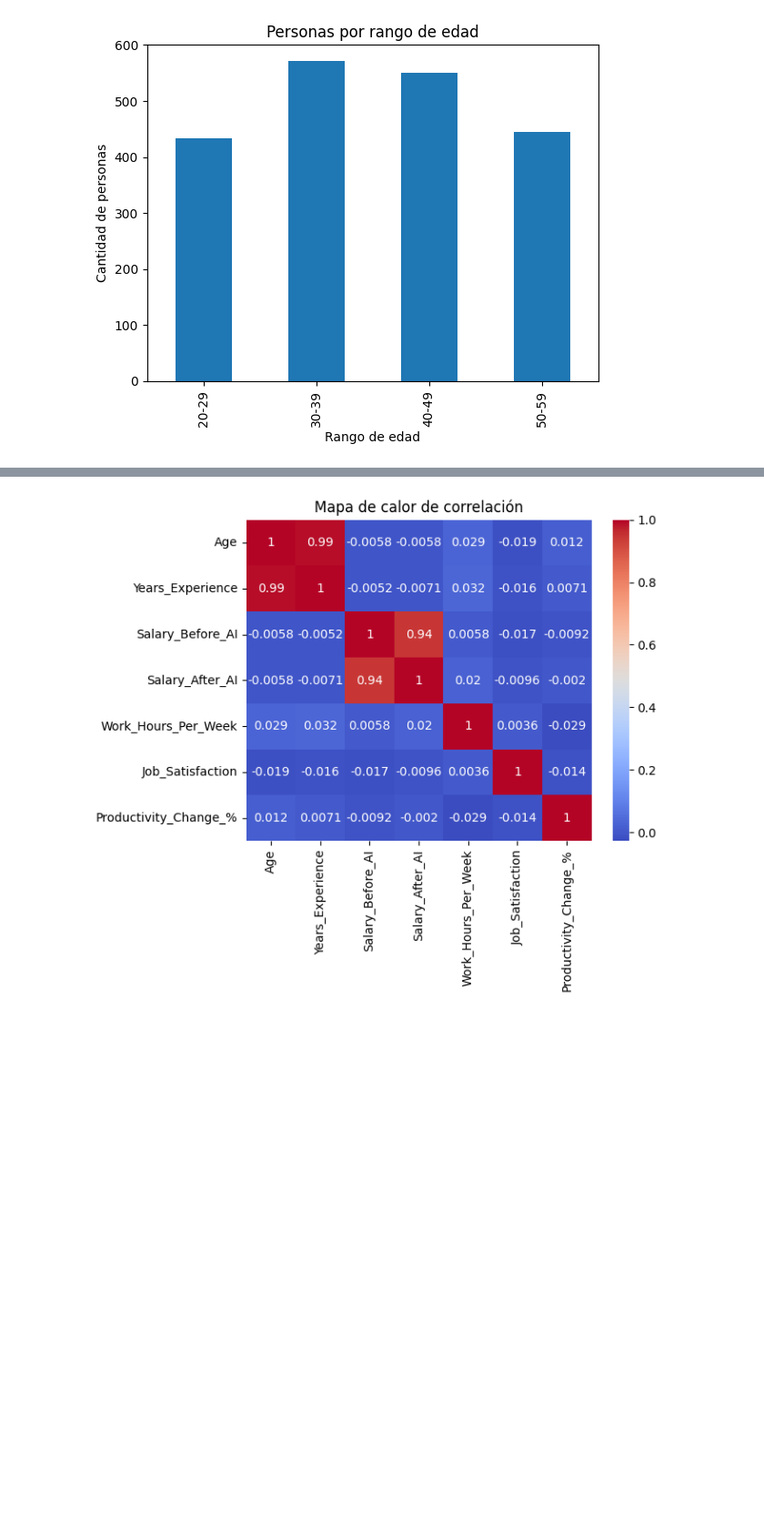
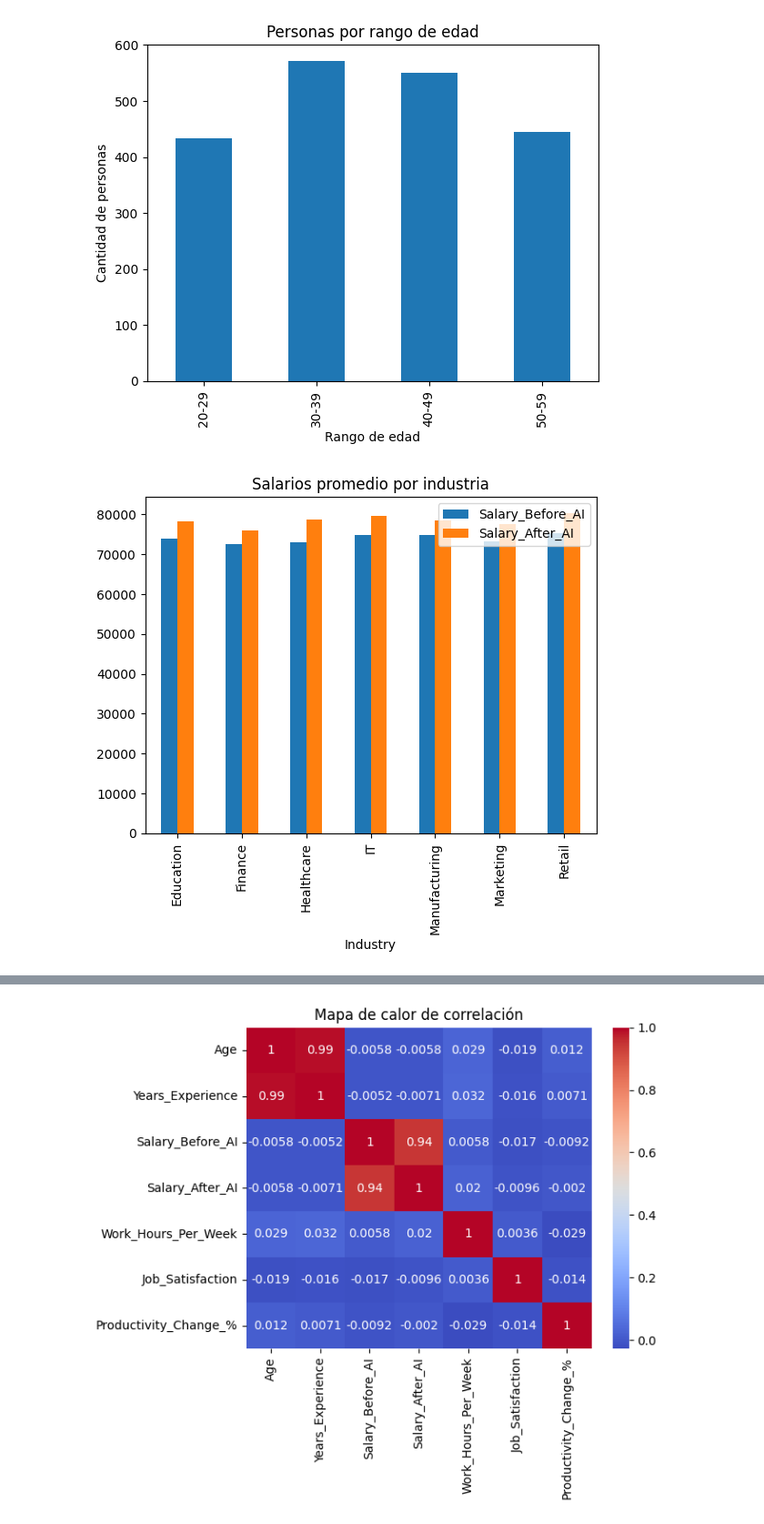
Before and after one commit to sacortez-he/Mineria-de-datos-Ev1, a Jupyter notebook: Ia.ipynb, the cells around one changed output, grey strips where cells are left out. Shown at 91% size. Cells and saved outputs as stored; diff of their text form; code cells hidden in the pictures; blank space fills up the shorter version.

```diff
--- a/Ia.ipynb
+++ b/Ia.ipynb
@@ -205,3 +213,12 @@ plt.ylabel('Cantidad de personas')
 plt.show()
 # %% [output]
 [figure]
+# %%
+"Se crea un grafico de barras en el cual consiste en los sueldos antes y despues de la IA"
+"En base a los resultados del grafico el sector que mas incremento su sueldo despues de la IA es el Retail esto se y la que menos fue la de finanzas en comparacion a las demas esto"
+"se puede deber a que los empleados de retail pueden ocupar de mejor manera la IA y obteniendo mejores resultados"
+df.groupby("Industry")[["Salary_Before_AI","Salary_After_AI"]].mean().plot(kind="bar")
+plt.title("Salarios promedio por industria")
+plt.show()
+# %% [output]
+[figure, added]
```
Also changed, not shown: parts of 15 cells of this notebook.
